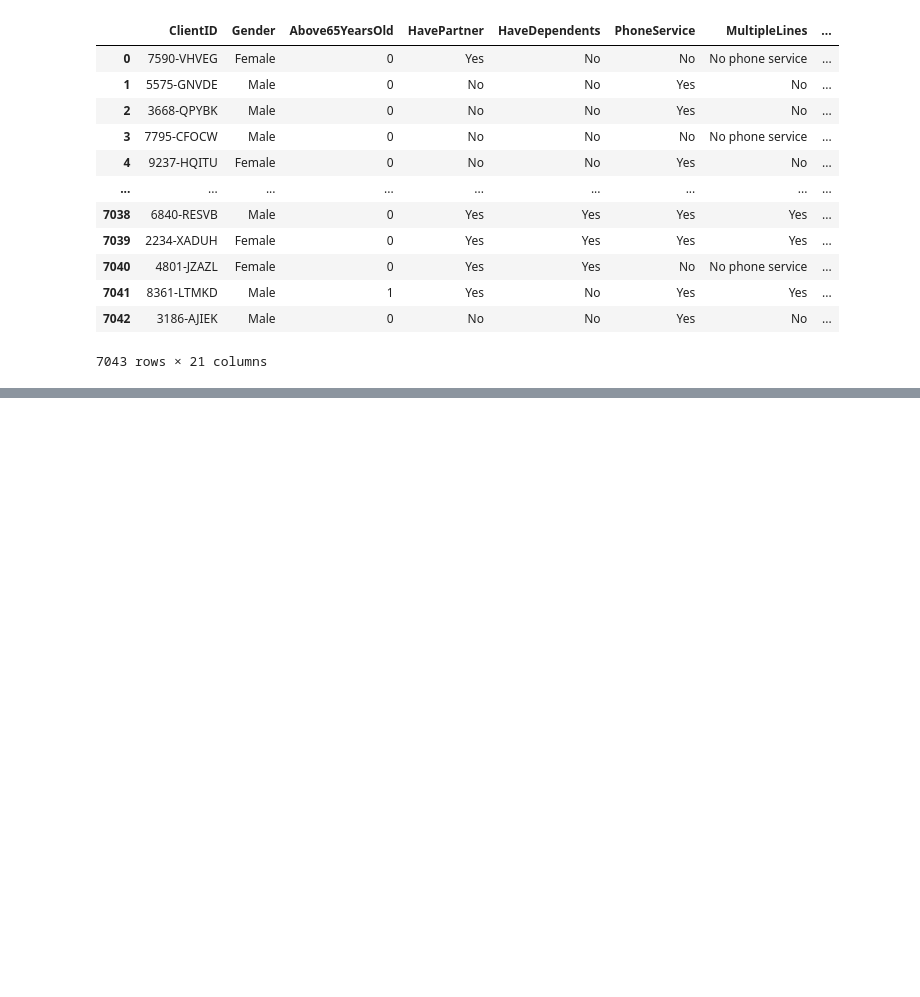
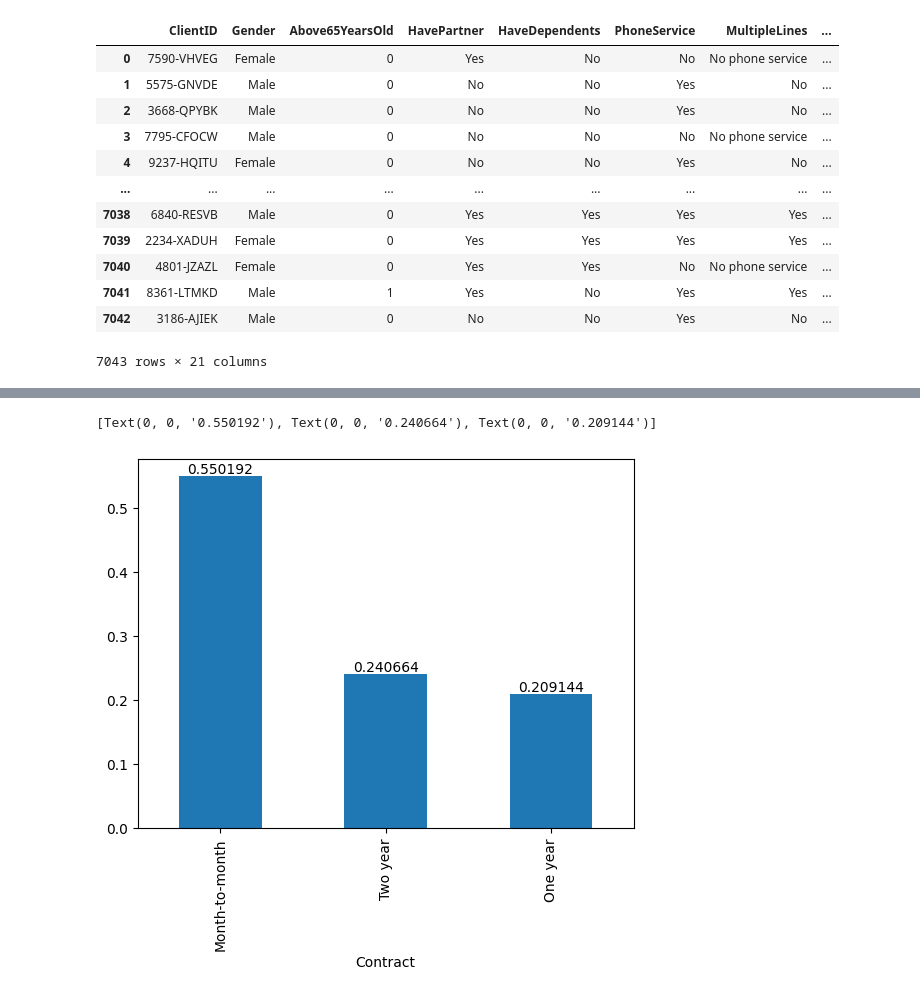
Before and after one commit to imnotannamaria/ia-ead-pandas, a Jupyter notebook: eda_churn.ipynb, the cells around one changed output, grey strips where cells are left out. Cells and saved outputs as stored; diff of their text form; code cells hidden in the pictures; blank space fills up the shorter version.

```diff
--- a/eda_churn.ipynb
+++ b/eda_churn.ipynb
@@ -527,0 +579,8 @@ df_churn.fillna(value={'TotalCharges': mean_totalCharges })
+# %%
+# quantity Percentual Contract plot
+ax = df_churn.Contract.value_counts(normalize=True).plot.bar()
+
+ax.bar_label(ax.containers[0])
+# %% [output]
+[Text(0, 0, '0.550192'), Text(0, 0, '0.240664'), Text(0, 0, '0.209144')]
+[figure, added]
```
Also changed, not shown: parts of 10 cells of this notebook, 1 other file.
